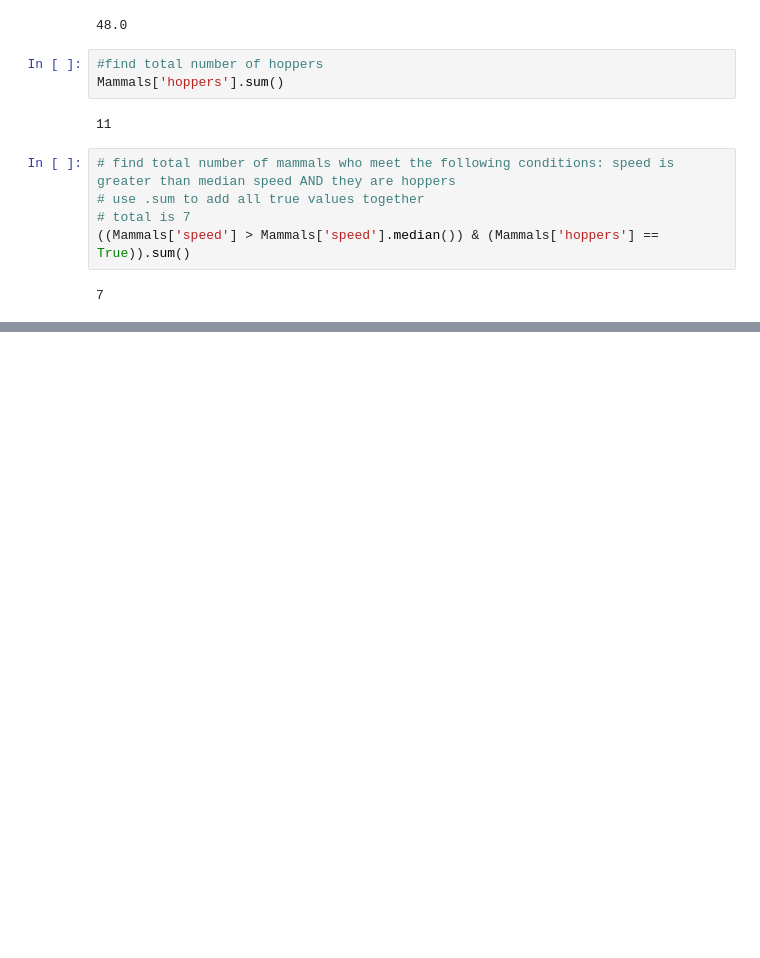
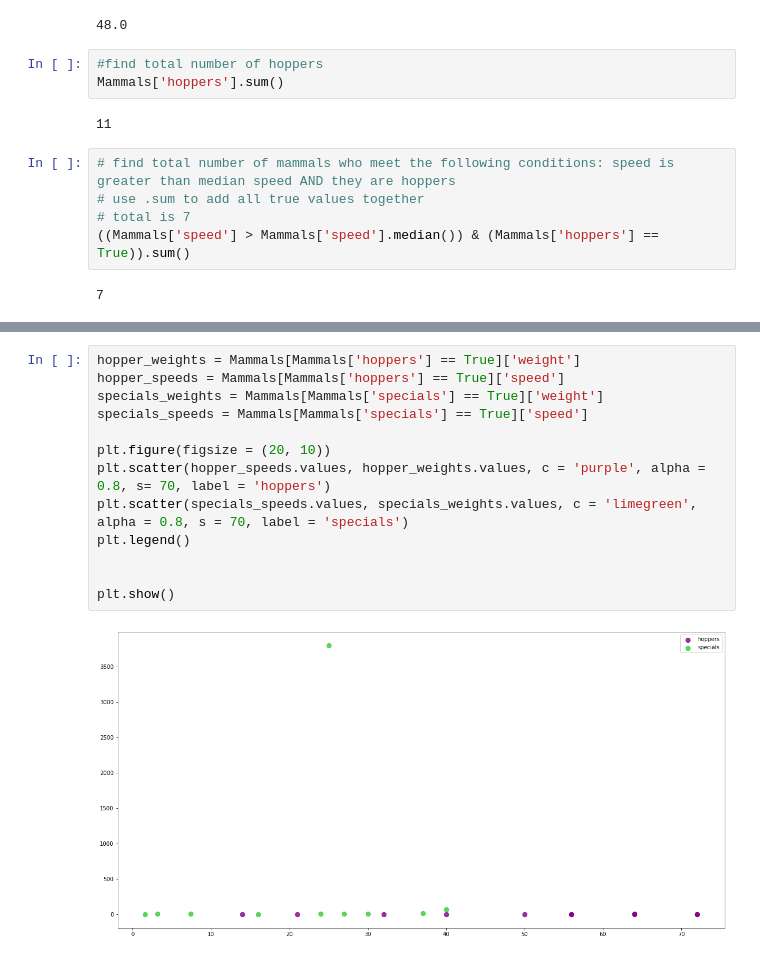
Before and after one commit to HeatherOrtegaMcMillan/numpy-pandas-visualization-exercises, a Jupyter notebook: dataframes.ipynb, the cells around one changed output, grey strips where cells are left out. Saved outputs shown, nothing was run; the diff lists cells and outputs as text; blank space fills up the shorter version.

```diff
--- a/dataframes.ipynb
+++ b/dataframes.ipynb
@@ -400,0 +476,15 @@ The percentage of mammals that are hoppers and have a speed above the median spe
+# %%
+hopper_weights = Mammals[Mammals['hoppers'] == True]['weight']
+hopper_speeds = Mammals[Mammals['hoppers'] == True]['speed']
+specials_weights = Mammals[Mammals['specials'] == True]['weight']
+specials_speeds = Mammals[Mammals['specials'] == True]['speed']
+
+plt.figure(figsize = (20, 10))
+plt.scatter(hopper_speeds.values, hopper_weights.values, c = 'purple', alpha = 0.8, s= 70, label = 'hoppers')
+plt.scatter(specials_speeds.values, specials_weights.values, c = 'limegreen', alpha = 0.8, s = 70, label = 'specials')
+plt.legend()
+
+
+plt.show()
+# %% [output]
+[figure, added]
```
Also changed, not shown: parts of 28 cells of this notebook.
